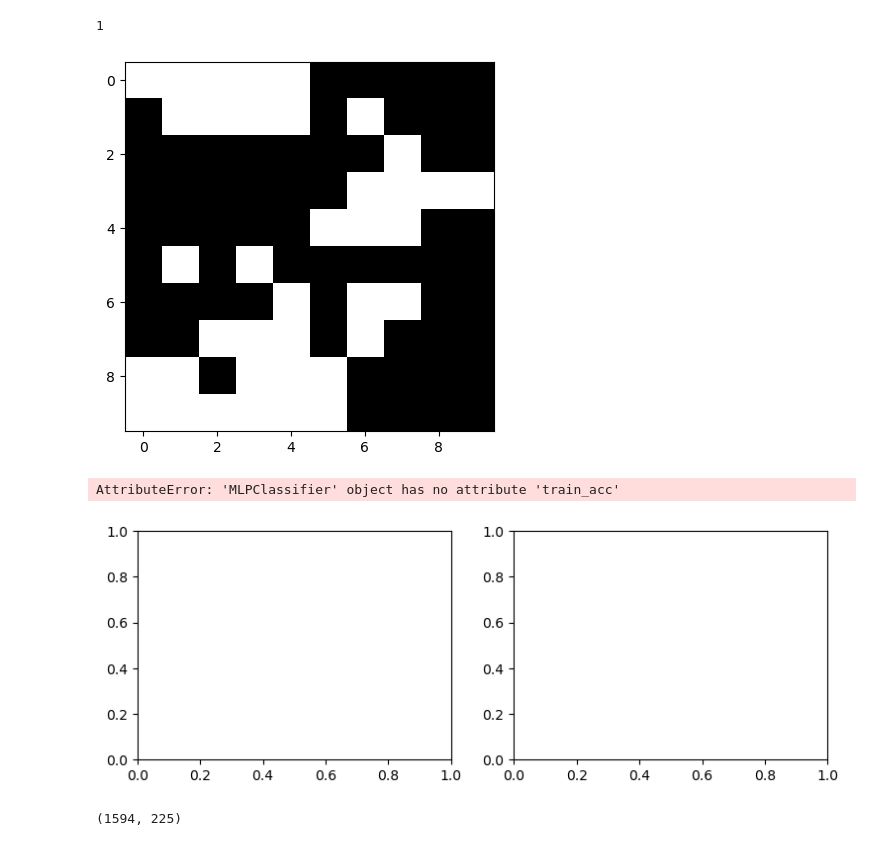
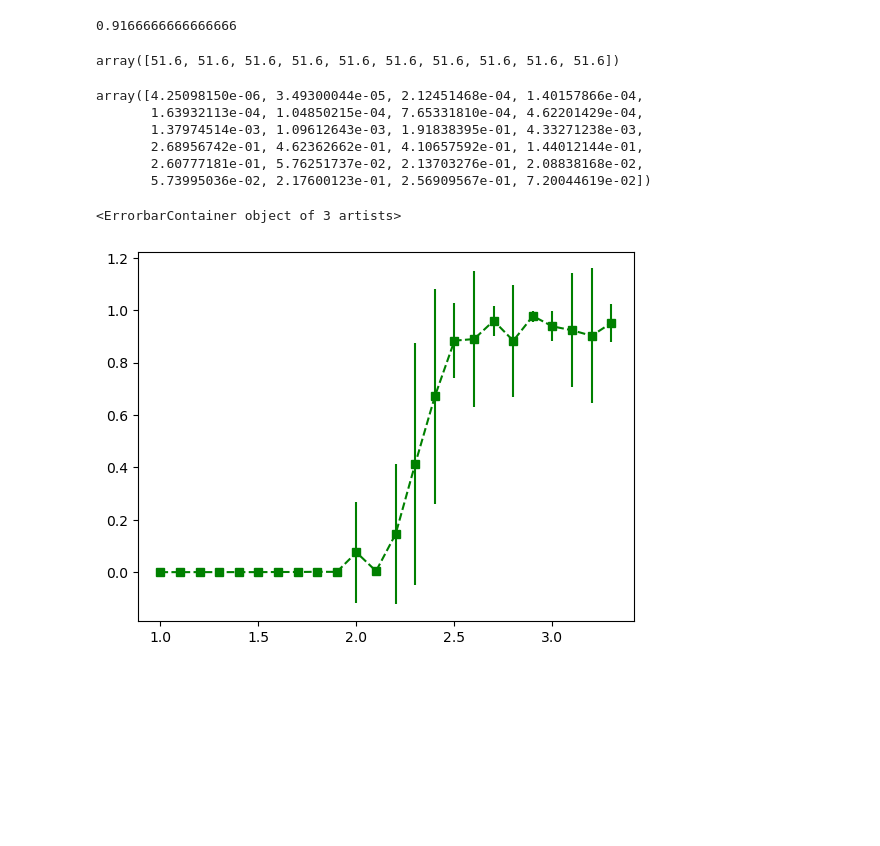
Before and after one commit to feanor3/tesi, a Jupyter notebook: analysis.ipynb, the cells around one changed output. Saved outputs shown, nothing was run; the diff lists cells and outputs as text; code cells hidden in the pictures; blank space fills up the shorter version.

```diff
--- a/analysis.ipynb
+++ b/analysis.ipynb
@@ -155,17 +154,28 @@ data.shape
-# %%
-i = 1700
-plt.imshow(data[i].reshape(10,10), cmap='grey') # 1 white, -1 black
-t[i]
-# %% [output]
-1
-[figure, removed]
-# %%
-clf, data_test, t_test, temps = analysis(10, dim_hidden=20, lr=1e-5, tol=1e-5)
-# %% [output]
-AttributeError: 'MLPClassifier' object has no attribute 'train_acc'
-[figure, removed]
+# %%
+clf.score(data_test[0], t_test[0])
+# %% [output]
+0.9166666666666666
 # %%
-data_test.shape
+# PREDICTION ON DATA SET to have mean
+flattened = data_test.reshape(-1, L*L)
+y = clf.predict_proba(flattened).reshape(10, 24, 2)
-# %% [output]
-(1594, 225)
+# %%
+np.sum(temp_test, axis=1)
+# %% [output]
+array([51.6, 51.6, 51.6, 51.6, 51.6, 51.6, 51.6, 51.6, 51.6, 51.6])
+# %%
+y[:,:,0].mean(axis=0)
+y[:,:,0].std(axis=0)
+# %% [output]
+array([4.25098150e-06, 3.49300044e-05, 2.12451468e-04, 1.40157866e-04,
+       1.63932113e-04, 1.04850215e-04, 7.65331810e-04, 4.62201429e-04,
+       1.37974514e-03, 1.09612643e-03, 1.91838395e-01, 4.33271238e-03,
+       2.68956742e-01, 4.62362662e-01, 4.10657592e-01, 1.44012144e-01,
+       2.60777181e-01, 5.76251737e-02, 2.13703276e-01, 2.08838168e-02,
+       5.73995036e-02, 2.17600123e-01, 2.56909567e-01, 7.20044619e-02])
+# %%
+plt.errorbar(temp_test[3], y[:,:,0].mean(axis=0), y[:,:,0].std(axis=0), fmt='s--g')
+# %% [output]
+<ErrorbarContainer object of 3 artists>
+[figure, added]
 # %%
```
Also changed, not shown: parts of 8 cells of this notebook, 10 other files.
